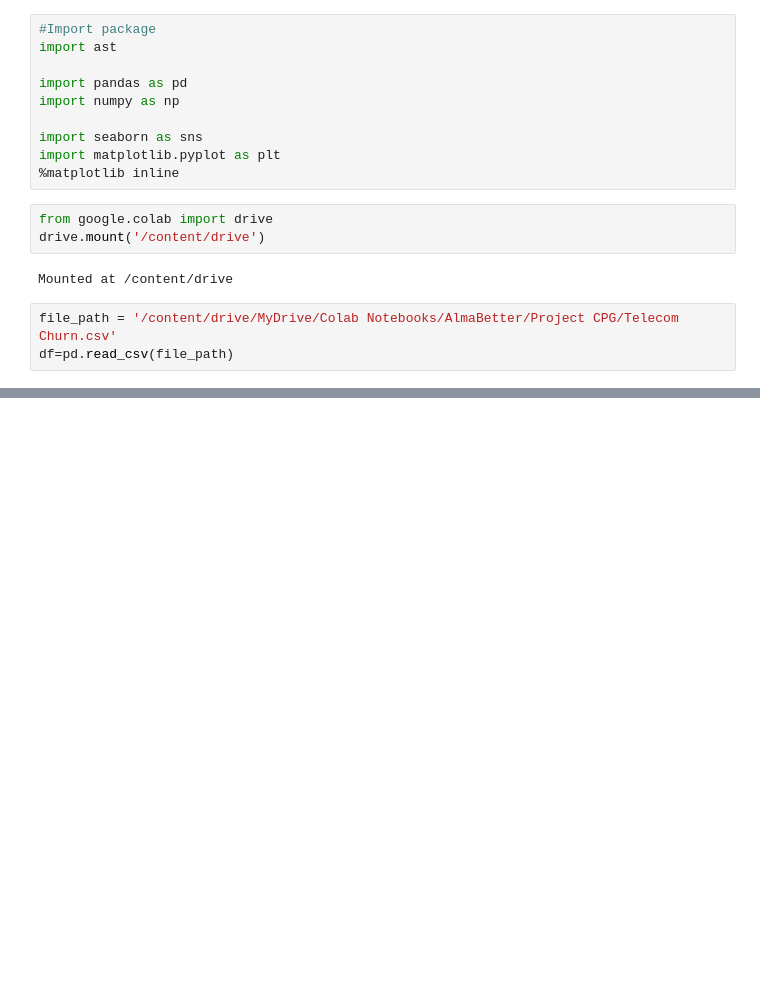
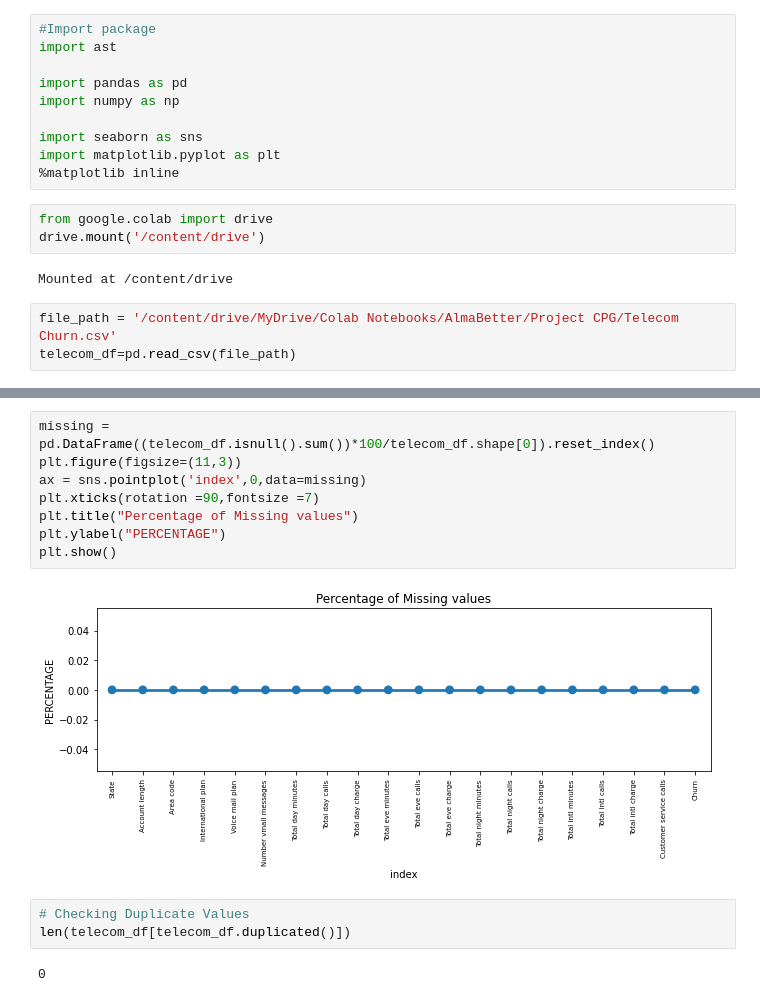
Before and after one commit to harshith9595/Telecom-churn-analysis, a Jupyter notebook: Telecom_Churn_Analysis_Capstone_Project.ipynb, the cells around one changed output, grey strips where cells are left out. Cells and saved outputs as stored; diff of their text form; blank space fills up the shorter version.

Commit message:
duplicate values

```diff
--- a/Telecom_Churn_Analysis_Capstone_Project.ipynb
+++ b/Telecom_Churn_Analysis_Capstone_Project.ipynb
@@ -21,5 +21,5 @@ drive.mount('/content/drive')
 Mounted at /content/drive
 # %%
 file_path = '/content/drive/MyDrive/Colab Notebooks/AlmaBetter/Project CPG/Telecom Churn.csv'
-df=pd.read_csv(file_path)
+telecom_df=pd.read_csv(file_path)
 # %%
@@ -98,2 +202,17 @@ Name: Churn, dtype: object
+# %%
+missing = pd.DataFrame((telecom_df.isnull().sum())*100/telecom_df.shape[0]).reset_index()
+plt.figure(figsize=(11,3))
+ax = sns.pointplot('index',0,data=missing)
+plt.xticks(rotation =90,fontsize =7)
+plt.title("Percentage of Missing values")
+plt.ylabel("PERCENTAGE")
+plt.show()
+# %% [output]
+[figure, added]
+# %%
+# Checking Duplicate Values
+len(telecom_df[telecom_df.duplicated()])
+# %% [output]
+0
 # %%
 #histogram
```
Also changed, not shown: parts of 14 cells of this notebook.
